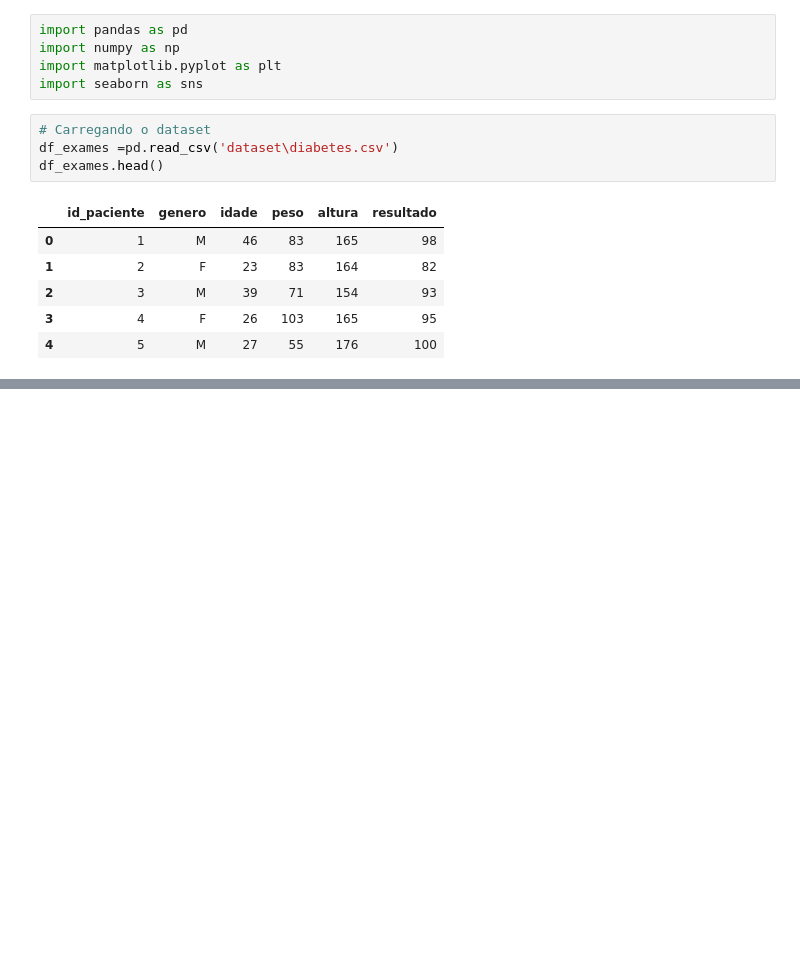
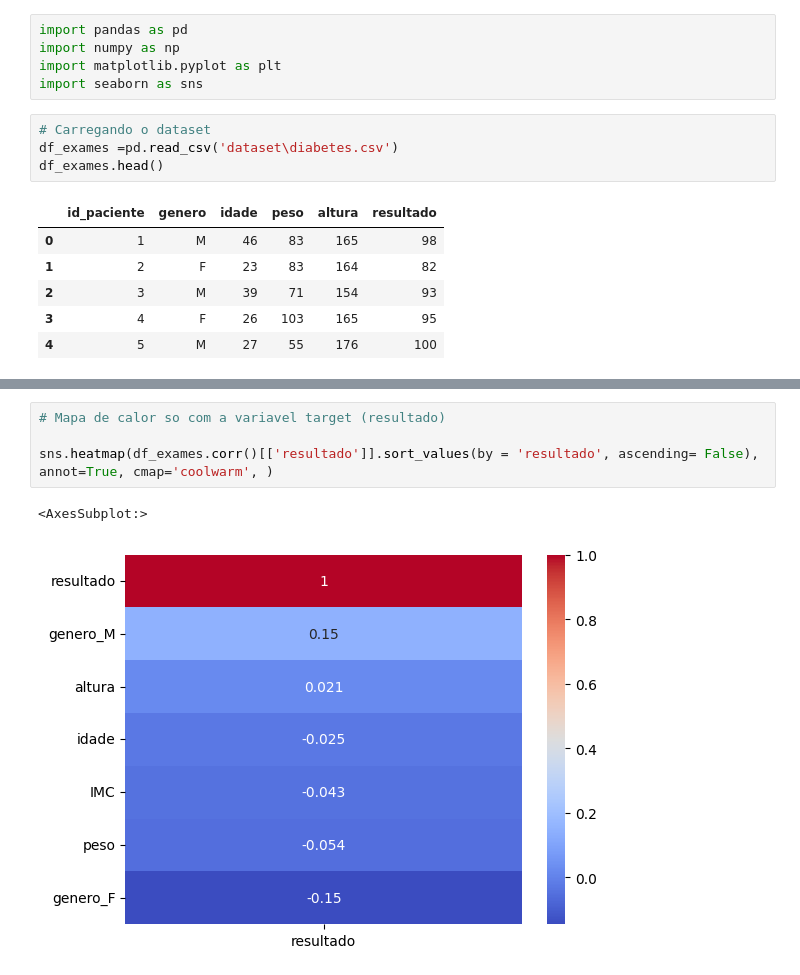
Before and after one commit to AlexandreFeltrin/EstudoIA, a Jupyter notebook: ML/modelo_diabetes.ipynb, the cells around one changed output, grey strips where cells are left out. Drawn from its saved outputs; the diff is of its cells as text; blank space fills up the shorter version.

```diff
--- a/ML/modelo_diabetes.ipynb
+++ b/ML/modelo_diabetes.ipynb
@@ -16,0 +78,7 @@ df_exames.head()
+# %%
+# Mapa de calor so com a variavel target (resultado)
+
+sns.heatmap(df_exames.corr()[['resultado']].sort_values(by = 'resultado', ascending= False), annot=True, cmap='coolwarm', )
+# %% [output]
+<AxesSubplot:>
+[figure, added]
```
Also changed, not shown: parts of 11 cells of this notebook.
